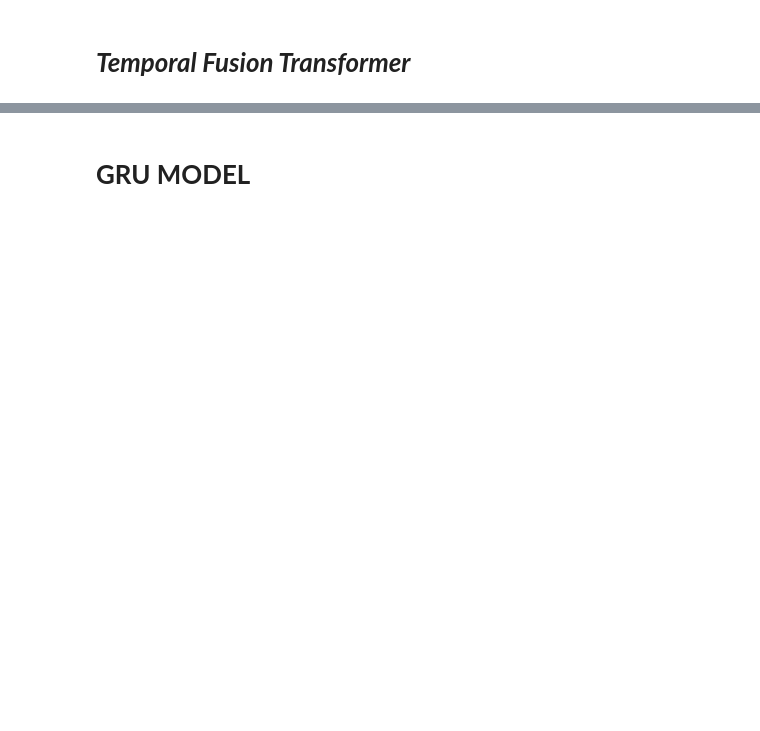
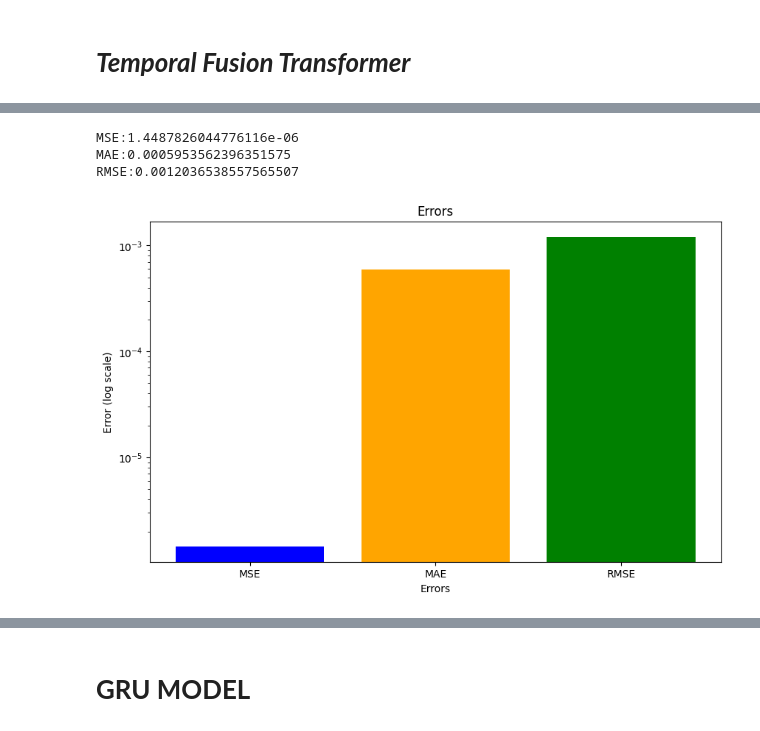
Before and after one commit to Shayantan1012/PV-Forcast-Project, a Jupyter notebook: Updated_PV_Forcasting.ipynb, the cells around one changed output, grey strips where cells are left out. Saved outputs shown, nothing was run; the diff lists cells and outputs as text; code cells hidden in the pictures; blank space fills up the shorter version.

```diff
--- a/Updated_PV_Forcasting.ipynb
+++ b/Updated_PV_Forcasting.ipynb
@@ -279,0 +572,17 @@ import matplotlib.pyplot as plt
+# %%
+
+all_predictions_list=[]
+for tensor in all_predictions:
+  tensor=tensor.tolist()
+  for item in tensor:
+    all_predictions_list.append(item)
+
+
+all_predictions.clear()
+
+for item in all_predictions_list:
+  for ele in item:
+    all_predictions.append(ele)
+
+
+print(len(all_predictions))
@@ -279,0 +601,5 @@ import matplotlib.pyplot as plt
+# %%
+all_predictions_df=pd.DataFrame(all_predictions)
+all_predictions_df.columns=['Energy delta[MWh]']
+all_predictions_df.index=X_ft_test.index[:len(all_predictions)]
+all_predictions_df.head()
@@ -279,0 +614,27 @@ import matplotlib.pyplot as plt
+# %%
+def mean_squared_error(y_true,y_pred):
+  return np.mean((y_true-y_pred)**2)
+
+def mean_absolute_error(y_true,y_pred):
+  return np.mean(np.abs(y_true-y_pred))
+
+def root_mean_squared_error(y_true,y_pred):
+  return np.sqrt(mean_squared_error(y_true,y_pred))
+# %%
+mse_ft=mean_squared_error(X_ft_test['Energy delta[MWh]'],all_predictions_df['Energy delta[MWh]']);
+mae_ft=mean_absolute_error(X_ft_test['Energy delta[MWh]'],all_predictions_df['Energy delta[MWh]']);
+rmse_ft=root_mean_squared_error(X_ft_test['Energy delta[MWh]'],all_predictions_df['Energy delta[MWh]']);
+print(f'MSE:{mse_ft}\nMAE:{mae_ft}\nRMSE:{rmse_ft}')
+plt.figure(figsize=(10, 6))
+errors={'MSE' : mse_ft , 'MAE' : mae_ft ,'RMSE' : rmse_ft }
+plt.bar(errors.keys(),errors.values() , color=['blue', 'orange', 'green']);
+plt.xlabel('Errors')
+plt.yscale('log')  # Apply log scale to y-axis
+plt.ylabel('Error (log scale)')
+plt.title('Errors')
+plt.show()
+# %% [output]
+MSE:1.4487826044776116e-06
+MAE:0.0005953562396351575
+RMSE:0.0012036538557565507
+[figure, added]
```
Also changed, not shown: parts of 62 cells of this notebook.
